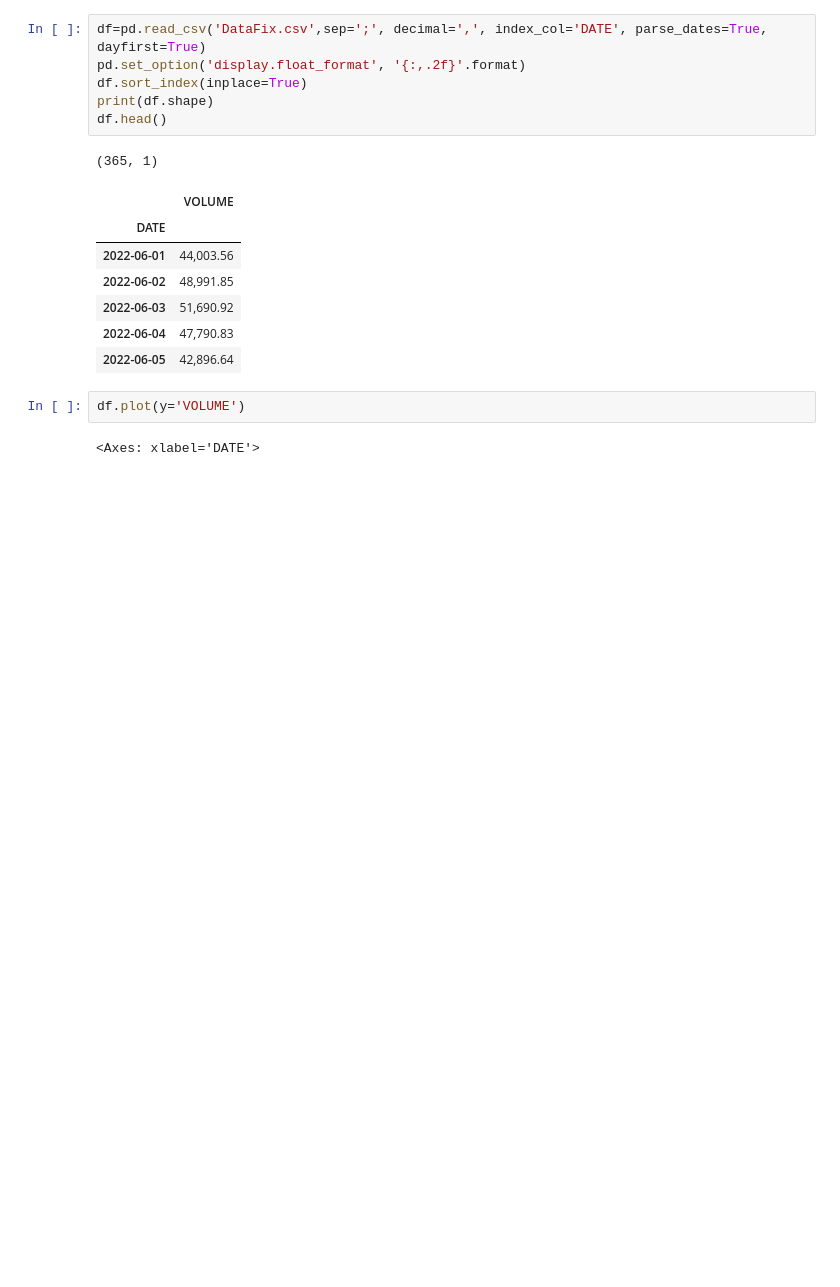
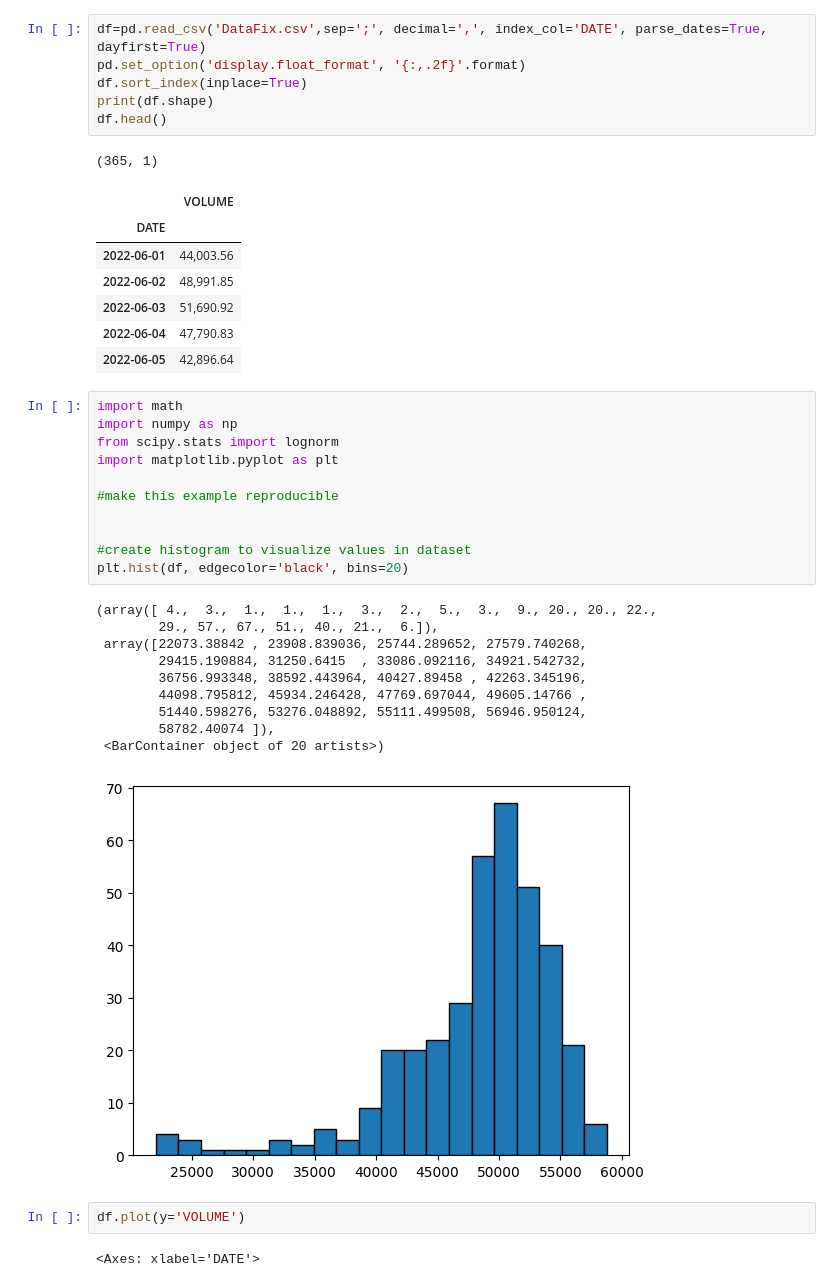
Before and after one commit to RizkiRiyadi/ForecastGasDemandKarawang, a Jupyter notebook: ForecastFix.ipynb, the cells around one changed output. Saved outputs shown, nothing was run; the diff lists cells and outputs as text; blank space fills up the shorter version.

```diff
--- a/ForecastFix.ipynb
+++ b/ForecastFix.ipynb
@@ -26,6 +26,28 @@ df.head()
 | 2022-06-03 | 51,690.92 |
 | 2022-06-04 | 47,790.83 |
 | 2022-06-05 | 42,896.64 |
+# %%
+import math
+import numpy as np
+from scipy.stats import lognorm
+import matplotlib.pyplot as plt
+
+#make this example reproducible
+
+
+#create histogram to visualize values in dataset
+plt.hist(df, edgecolor='black', bins=20)
+# %% [output]
+(array([ 4.,  3.,  1.,  1.,  1.,  3.,  2.,  5.,  3.,  9., 20., 20., 22.,
+        29., 57., 67., 51., 40., 21.,  6.]),
+ array([22073.38842 , 23908.839036, 25744.289652, 27579.740268,
+        29415.190884, 31250.6415  , 33086.092116, 34921.542732,
+        36756.993348, 38592.443964, 40427.89458 , 42263.345196,
+        44098.795812, 45934.246428, 47769.697044, 49605.14766 ,
+        51440.598276, 53276.048892, 55111.499508, 56946.950124,
+        58782.40074 ]),
+ <BarContainer object of 20 artists>)
+[figure, added]
 # %%
 df.plot(y='VOLUME')
 # %% [output]
```
Also changed, not shown: parts of 3 cells of this notebook, 3 other files.
